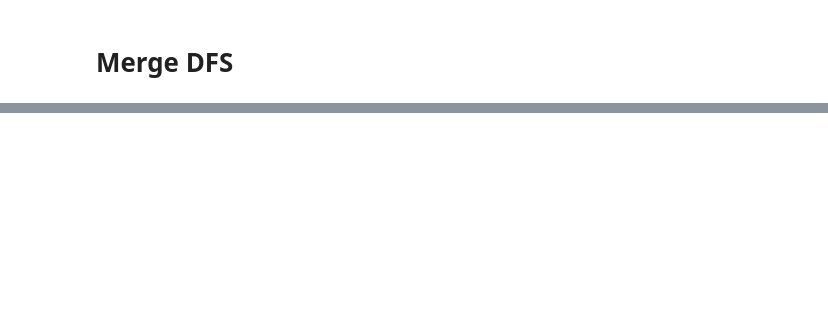
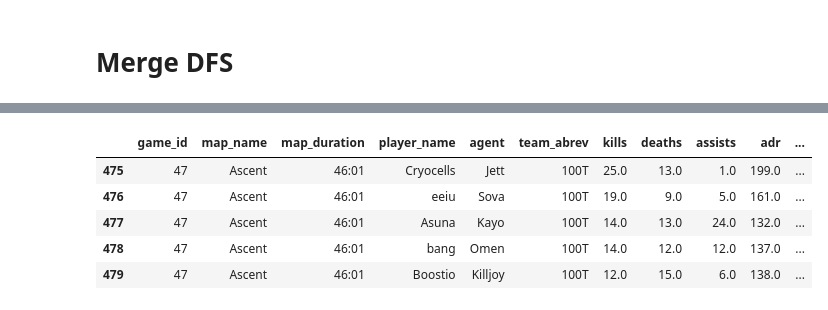
Before and after one commit to bmcnamee96/Fantasy-Val, a Jupyter notebook: Scripts/merge_FINAL.ipynb, the cells around one changed output, grey strips where cells are left out. Drawn from its saved outputs; the diff is of its cells as text; code cells hidden in the pictures; blank space fills up the shorter version.

```diff
--- a/Scripts/merge_FINAL.ipynb
+++ b/Scripts/merge_FINAL.ipynb
@@ -100,2 +167,11 @@ combined_all = pd.merge(names_over_merge, perf_df, on=['game_id', 'player_name']
+# %%
+merged_df.tail()
+# %% [output]
+|  | game_id | map_name | map_duration | player_name | agent | team_abrev | kills | deaths | assists | adr | ... |
+| 475 | 47 | Ascent | 46:01 | Cryocells | Jett | 100T | 25.0 | 13.0 | 1.0 | 199.0 | ... |
+| 476 | 47 | Ascent | 46:01 | eeiu | Sova | 100T | 19.0 | 9.0 | 5.0 | 161.0 | ... |
+| 477 | 47 | Ascent | 46:01 | Asuna | Kayo | 100T | 14.0 | 13.0 | 24.0 | 132.0 | ... |
+| 478 | 47 | Ascent | 46:01 | bang | Omen | 100T | 14.0 | 12.0 | 12.0 | 137.0 | ... |
+| 479 | 47 | Ascent | 46:01 | Boostio | Killjoy | 100T | 12.0 | 15.0 | 6.0 | 138.0 | ... |
 # %%
 # Save DataFrame to CSV file
```
Also changed, not shown: parts of 15 cells of this notebook, 6 other files.
